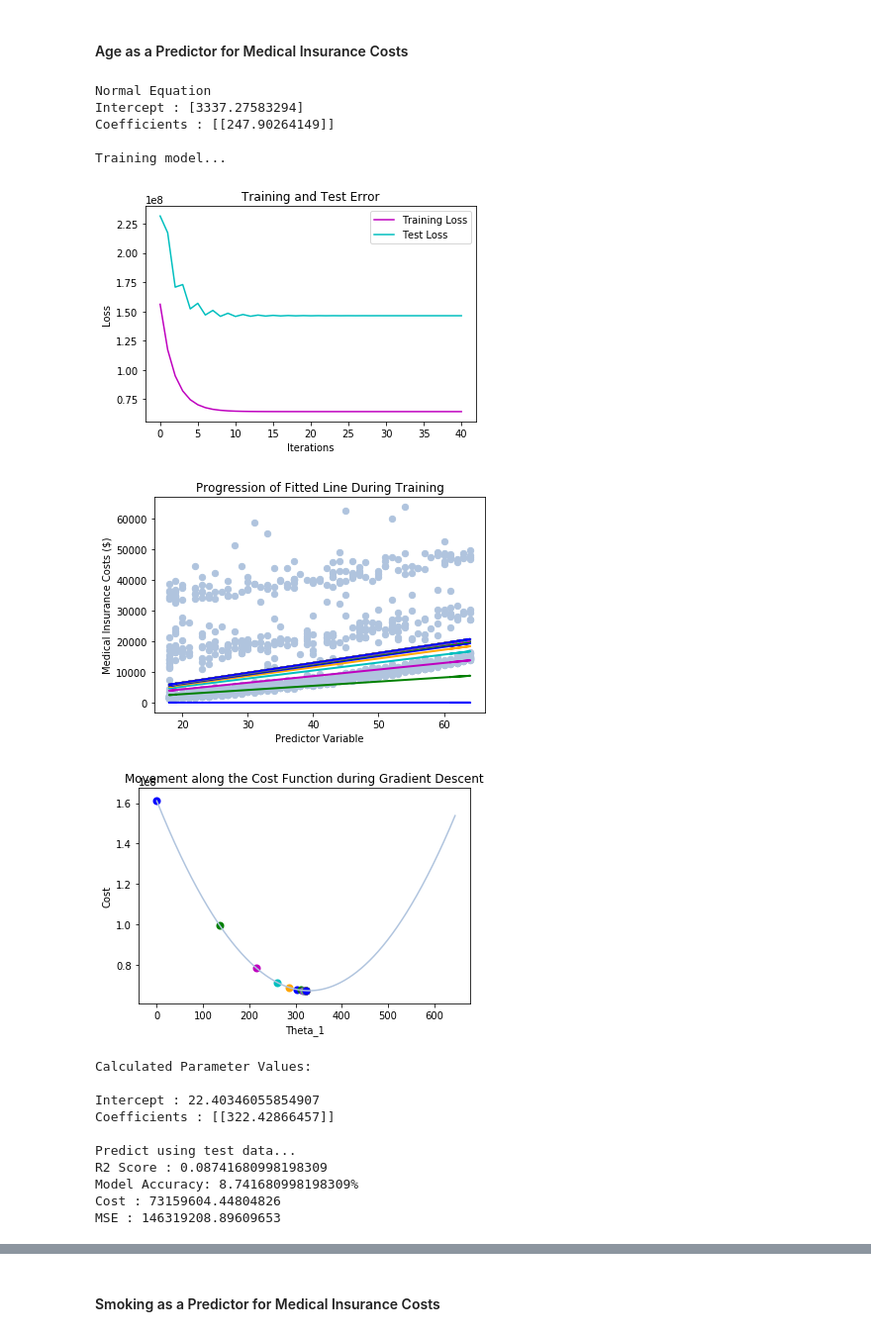
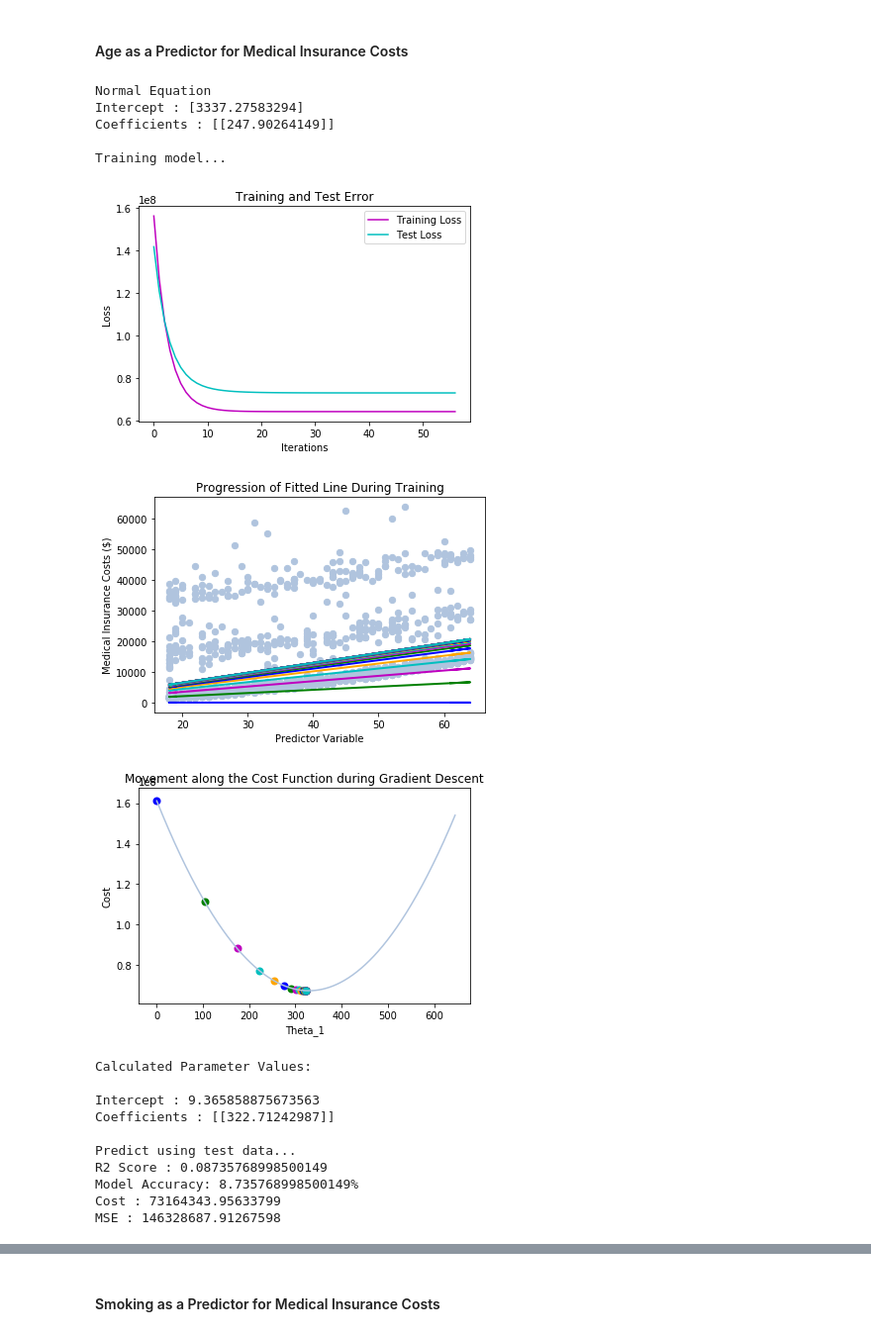
Before and after one commit to SamBall999/ACML-Assignments, a Jupyter notebook: A1_Linear_Regression/ACML_A1_1603701.ipynb, the cells around one changed output, grey strips where cells are left out. Shown at 99% size. Saved outputs shown, nothing was run; the diff lists cells and outputs as text; code cells hidden in the pictures.

```diff
--- a/A1_Linear_Regression/ACML_A1_1603701.ipynb
+++ b/A1_Linear_Regression/ACML_A1_1603701.ipynb
@@ -21,6 +20,6 @@ The chosen dataset involves factors affecting medical insurance costs where cost
 # %%
 #----IMPORT DATA----#
-data_path = "./data/insurance.csv" # data given in CSV format
+data_path = "./insurance.csv" # data given in CSV format
 df = pd.read_csv(data_path) #read in data
 
 pd.set_option('display.max_columns', None) #show all columns
@@ -336,14 +333,15 @@ $$
 # calculate gradient of cost function wrt parameters theta_1 to theta_d
 def gradient(pred, true, x):
     n = pred.shape[0] # number of training examples
-    grad = (np.dot(np.transpose(x),(pred-true))) / n # calculate gradient
-    return grad # return the gradient of the cost function w.r.t theta
+    grad = (np.dot(np.transpose(x),(pred-true))) / n # calculate gradient w.r.t parameters theta
+    return grad # return the gradient
 
 
 # calculate gradient of cost function wrt bias term theta_0
 def theta_0_gradient(pred, true, x):
-    grad = np.sum(pred-true) / pred.shape[0]
-    return grad
+    n = pred.shape[0] # number of training examples
+    grad = np.sum(pred-true) / n # calculate gradient w.r.t bias term
+    return grad # return the gradient
 # %% [markdown]
 In order to provide a stopping condition, two differing methods were considered to best perform the experimentation.
 
@@ -462,7 +476,7 @@ def batch_grad_desc(x, y,  x_train, x_test, y_train, y_test, lr, epsilon, single
     # init all variables
     theta = np.zeros((len(x_train[0]), 1)) # initialise weight matrix with shape (d x 1)
     theta_0 = 0 # initialise bias term
-    MAX_LOOPS = num_loops # for use if maximum iterations is used as stopping condition
+    MAX_LOOPS = 100 # for use if maximum iterations is used as stopping condition
     loops = 0 # loop counter
     theta_prev = np.ones((len(x_train[0]), 1))  # ensures while loop runs at least once
 
@@ -489,8 +503,9 @@ def batch_grad_desc(x, y,  x_train, x_test, y_train, y_test, lr, epsilon, single
         test_losses.append(test_loss)
         loops += 1
 
-    # Visualise train and test error and gradient descent process
+    # visualise train and test error and gradient descent process
     plot_test_train_loss(losses, test_losses)
+    # if single variable regression, plot additional visualisations
     if(single==1):
         visualisation(x, y, losses, test_losses, thetas, theta_0s)
     return [theta, theta_0] # return fitted parameter values and history
@@ -584,29 +603,31 @@ MSE : 151650482.01168472
 # %% [markdown]
 #### Age as a Predictor for Medical Insurance Costs
 # %%
-learning_rate = 0.001
-epsilon = 0.005
+# Single variable linear regression using age as a predictor
+learning_rate = 0.0001
+epsilon = 0.0005
+single = 1
 x = df[["age"]].values
 y = df[["charges"]].values
 variable_name = "Age"
-theta, theta_0 = custom_linear_regr(x, y,  learning_rate, epsilon, 1)
+theta, theta_0 = custom_linear_regr(x, y,  learning_rate, epsilon, single)
 plot_single_hypothesis(x, y, theta, theta_0, variable_name)
 # %% [output]
 Normal Equation
 Intercept : [3337.27583294]
 Coefficients : [[247.90264149]]
 
 Training model...
-[figure, old version]
+[figure, new version]
-[figure, old version]
+[figure, new version]
-[figure, old version]
+[figure, new version]
 Calculated Parameter Values:
 
-Intercept : 22.40346055854907
-Coefficients : [[322.42866457]]
+Intercept : 9.365858875673563
+Coefficients : [[322.71242987]]
 
 Predict using test data...
-R2 Score : 0.08741680998198309
-Model Accuracy: 8.741680998198309%
-Cost : 73159604.44804826
-MSE : 146319208.89609653
+R2 Score : 0.08735768998500149
+Model Accuracy: 8.735768998500149%
+Cost : 73164343.95633799
+MSE : 146328687.91267598
```
Also changed, not shown: parts of 108 cells of this notebook.
